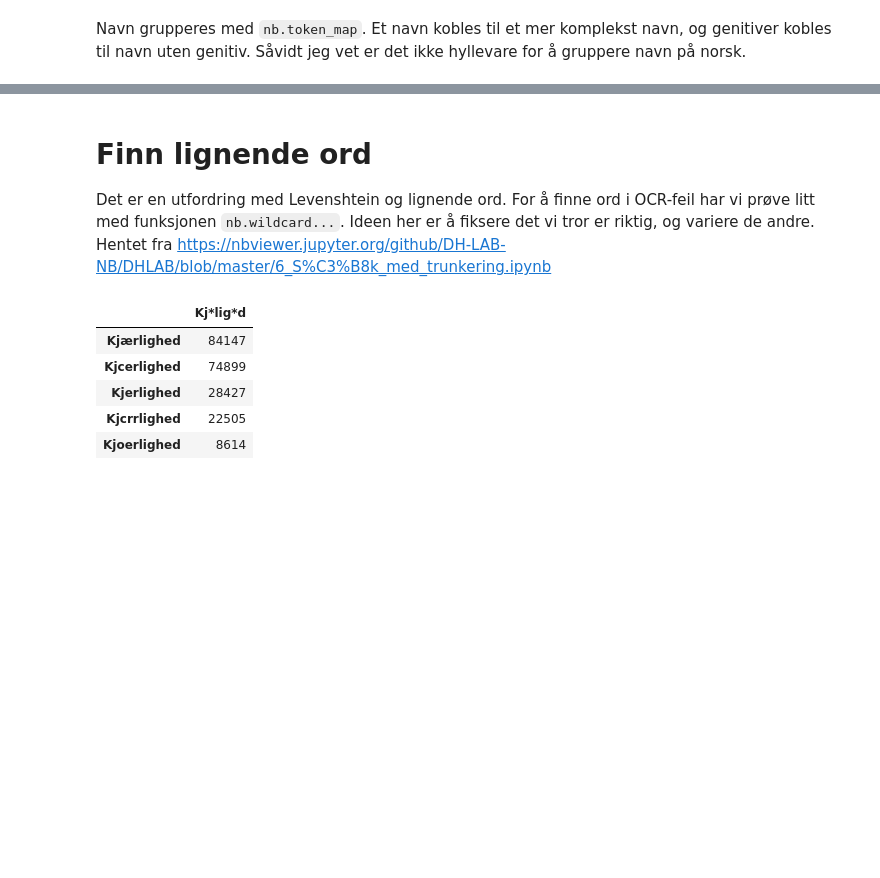
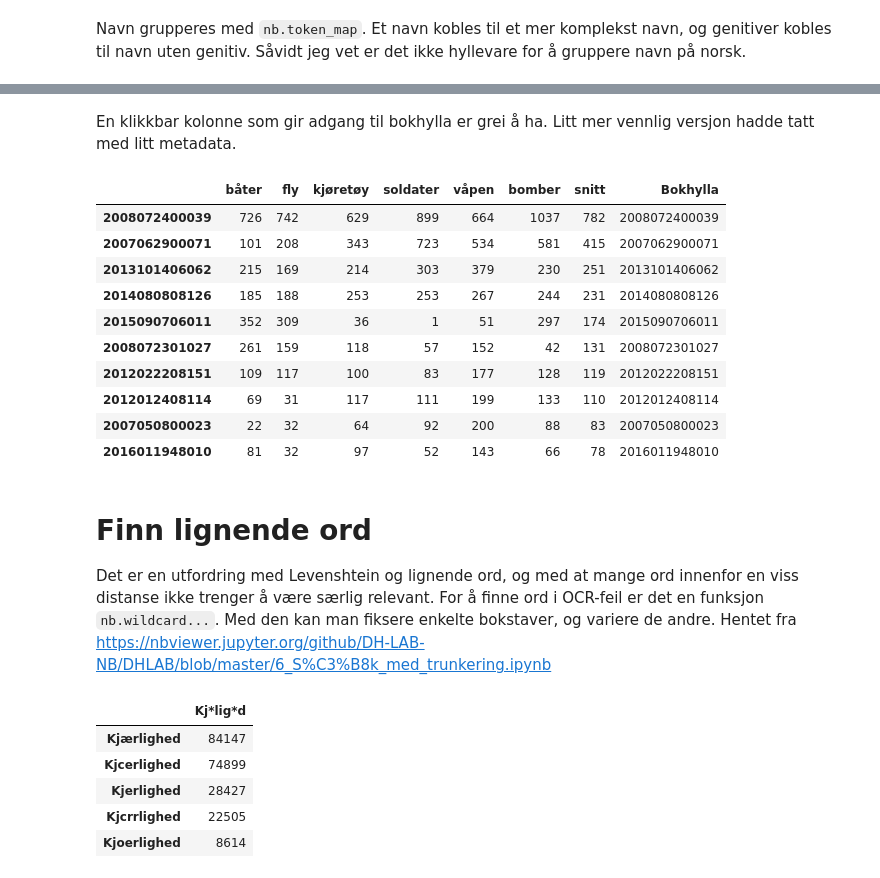
Before and after one commit to Yoonsen/Miscellaneous-Notebooks, a Jupyter notebook: DHLab_text/Oversikt over dhlab 0.75.ipynb, the cells around one changed output, grey strips where cells are left out. Cells and saved outputs as stored; diff of their text form; code cells hidden in the pictures; blank space fills up the shorter version.

```diff
--- a/DHLab_text/Oversikt over dhlab 0.75.ipynb
+++ b/DHLab_text/Oversikt over dhlab 0.75.ipynb
@@ -933,0 +931,2 @@ nb.token_map(nb.names(urner_names), strings = True)[:30]
+# %%
+war = {x:nb.relaterte_ord(x) for x in "våpen kjøretøy båter fly bomber soldater".split()}
@@ -933,0 +951,2 @@ nb.token_map(nb.names(urner_names), strings = True)[:30]
+# %%
+result = nb.wordbag_eval(war, nb.pure_urn(nb.book_corpus(period= (1960, 1990), limit = 200))).applymap(int)
@@ -934,7 +969,27 @@ nb.token_map(nb.names(urner_names), strings = True)[:30]
+# %% [markdown]
+En klikkbar kolonne som gir adgang til bokhylla er grei å ha. Litt mer vennlig versjon hadde tatt med litt metadata.
+# %%
+kolonne = ["""<a href = "https://urn.nb.no/URN:NBN:no-nb_digibok_{urn}" target = "_">{urn}</a>""".format(urn = str(i)) for i in result.index]
+# %%
+result['Bokhylla'] = kolonne
+# %%
+result.head(10).style
+# %% [output]
+|  | båter | fly | kjøretøy | soldater | våpen | bomber | snitt | Bokhylla |
+| 2008072400039 | 726 | 742 | 629 | 899 | 664 | 1037 | 782 | 2008072400039 |
+| 2007062900071 | 101 | 208 | 343 | 723 | 534 | 581 | 415 | 2007062900071 |
+| 2013101406062 | 215 | 169 | 214 | 303 | 379 | 230 | 251 | 2013101406062 |
+| 2014080808126 | 185 | 188 | 253 | 253 | 267 | 244 | 231 | 2014080808126 |
+| 2015090706011 | 352 | 309 | 36 | 1 | 51 | 297 | 174 | 2015090706011 |
+| 2008072301027 | 261 | 159 | 118 | 57 | 152 | 42 | 131 | 2008072301027 |
+| 2012022208151 | 109 | 117 | 100 | 83 | 177 | 128 | 119 | 2012022208151 |
+| 2012012408114 | 69 | 31 | 117 | 111 | 199 | 133 | 110 | 2012012408114 |
+| 2007050800023 | 22 | 32 | 64 | 92 | 200 | 88 | 83 | 2007050800023 |
+| 2016011948010 | 81 | 32 | 97 | 52 | 143 | 66 | 78 | 2016011948010 |
 # %% [markdown]
 # Finn lignende ord
 
-Det er en utfordring med Levenshtein og lignende ord. For å finne ord i OCR-feil har vi prøve litt med funksjonen `nb.wildcard...`. Ideen her er å fiksere det vi tror er riktig, og variere de andre. Hentet fra https://nbviewer.jupyter.org/github/DH-LAB-NB/DHLAB/blob/master/6_S%C3%B8k_med_trunkering.ipynb
+Det er en utfordring med Levenshtein og lignende ord, og med at mange ord innenfor en viss distanse ikke trenger å være særlig relevant. For å finne ord i OCR-feil er det en funksjon `nb.wildcard...`. Med den kan man fiksere enkelte bokstaver, og variere de andre. Hentet fra https://nbviewer.jupyter.org/github/DH-LAB-NB/DHLAB/blob/master/6_S%C3%B8k_med_trunkering.ipynb
 # %%
 nb.sorted_wildcardsearch({
         'word': 'Kj*lig*d',   # her legges selve søkeordet inn
```
Also changed, not shown: parts of 13 cells of this notebook.
